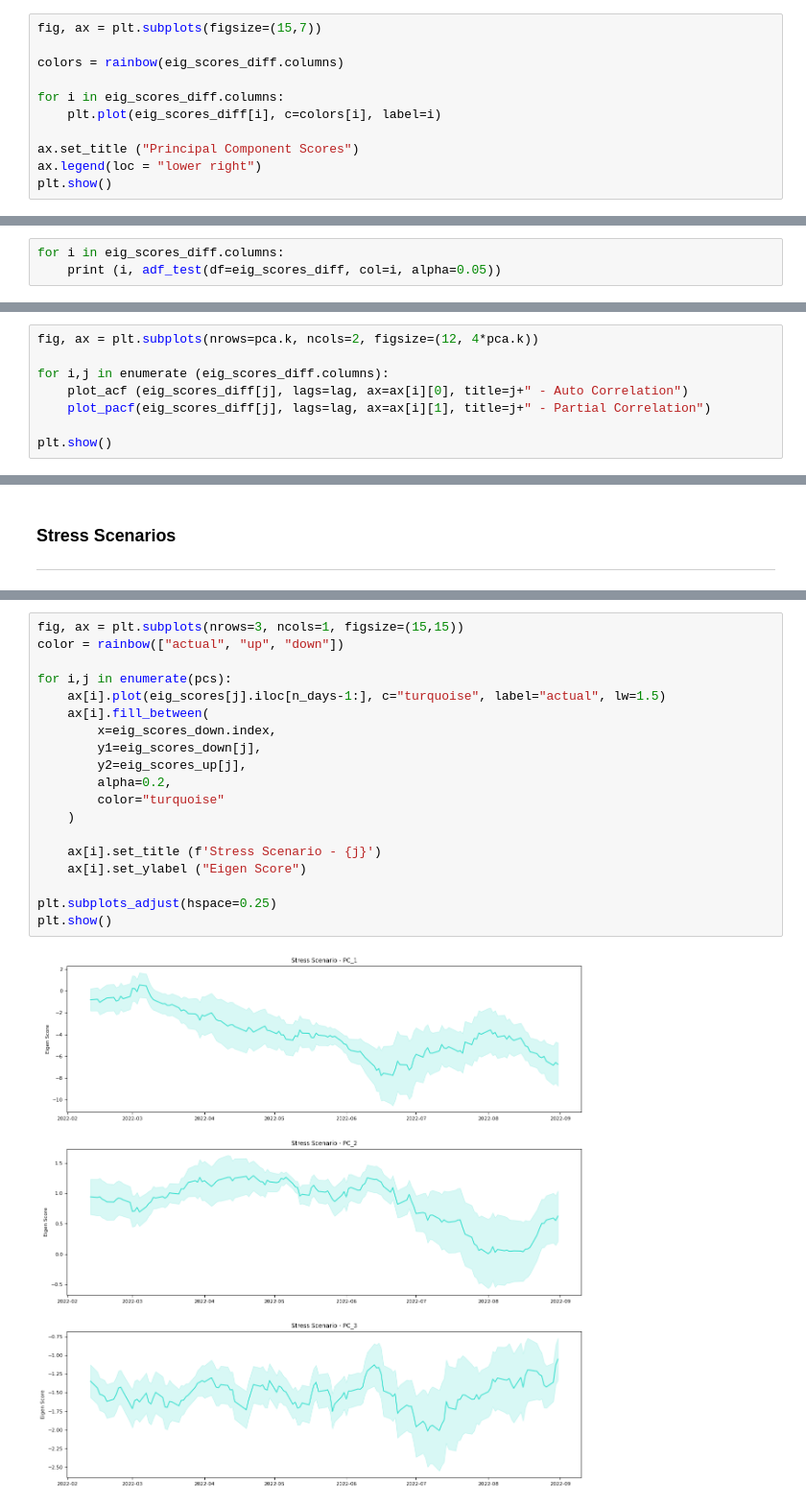
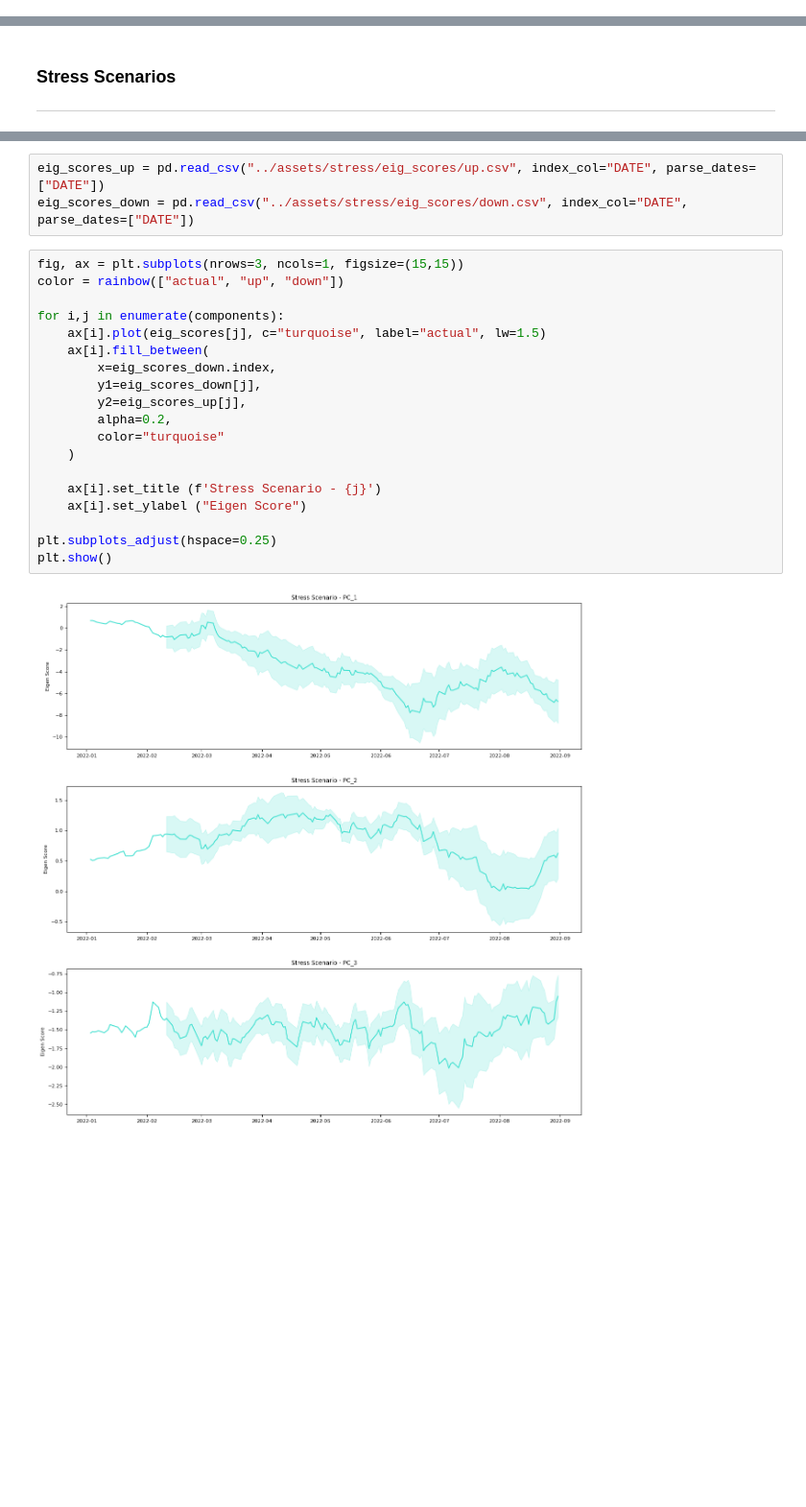
Before and after one commit to bernhard-pfann/pca-yield-curve-analytics, a Jupyter notebook: notebooks/rates-analysis.ipynb, the cells around one changed output, grey strips where cells are left out. Shown at 96% size. Saved outputs shown, nothing was run; the diff lists cells and outputs as text; blank space fills up the shorter version.

```diff
--- a/notebooks/rates-analysis.ipynb
+++ b/notebooks/rates-analysis.ipynb
@@ -309,11 +115,0 @@ eig_scores_diff.head()
-# %%
-fig, ax = plt.subplots(figsize=(15,7))
-
-colors = rainbow(eig_scores_diff.columns)
-
-for i in eig_scores_diff.columns:
-    plt.plot(eig_scores_diff[i], c=colors[i], label=i)
-
-ax.set_title ("Principal Component Scores")
-ax.legend(loc = "lower right")
-plt.show()
@@ -322,3 +115,0 @@ plt.show()
-# %%
-for i in eig_scores_diff.columns:
-    print (i, adf_test(df=eig_scores_diff, col=i, alpha=0.05))
@@ -329,8 +115,0 @@ PC_3_diff {'adf_stat': -12.1377, 'p_val': 0.0, 'threshold': -2.8788, 'stationary
-# %%
-fig, ax = plt.subplots(nrows=pca.k, ncols=2, figsize=(12, 4*pca.k))
-
-for i,j in enumerate (eig_scores_diff.columns):
-    plot_acf (eig_scores_diff[j], lags=lag, ax=ax[i][0], title=j+" - Auto Correlation")
-    plot_pacf(eig_scores_diff[j], lags=lag, ax=ax[i][1], title=j+" - Partial Correlation")
-
-plt.show()
@@ -344,22 +119,25 @@ eig_scores_up, eig_scores_down = pca.get_eig_scores_stress(sigma=2, n_days=30)
+# %%
+eig_scores_up = pd.read_csv("../assets/stress/eig_scores/up.csv", index_col="DATE", parse_dates=["DATE"])
+eig_scores_down = pd.read_csv("../assets/stress/eig_scores/down.csv", index_col="DATE", parse_dates=["DATE"])
 # %%
 fig, ax = plt.subplots(nrows=3, ncols=1, figsize=(15,15))
 color = rainbow(["actual", "up", "down"])
 
-for i,j in enumerate(pcs):
-    ax[i].plot(eig_scores[j].iloc[n_days-1:], c="turquoise", label="actual", lw=1.5)
+for i,j in enumerate(components):
+    ax[i].plot(eig_scores[j], c="turquoise", label="actual", lw=1.5)
     ax[i].fill_between(
         x=eig_scores_down.index,
         y1=eig_scores_down[j],
         y2=eig_scores_up[j],
         alpha=0.2,
         color="turquoise"
     )
 
     ax[i].set_title (f'Stress Scenario - {j}')
     ax[i].set_ylabel ("Eigen Score")
 
 plt.subplots_adjust(hspace=0.25)
 plt.show()
 # %% [output]
-[figure, old version]
+[figure, new version]
 # %%
```
Also changed, not shown: parts of 25 cells of this notebook, 3 other files.
